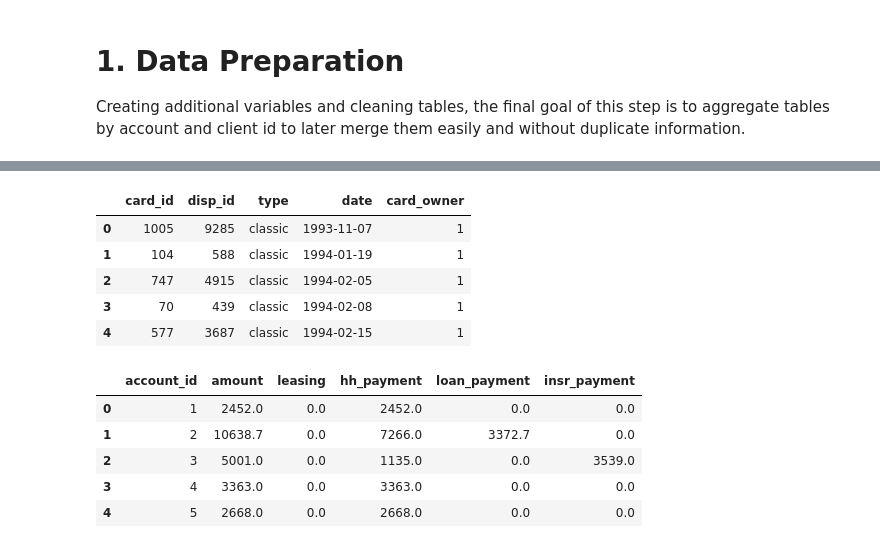
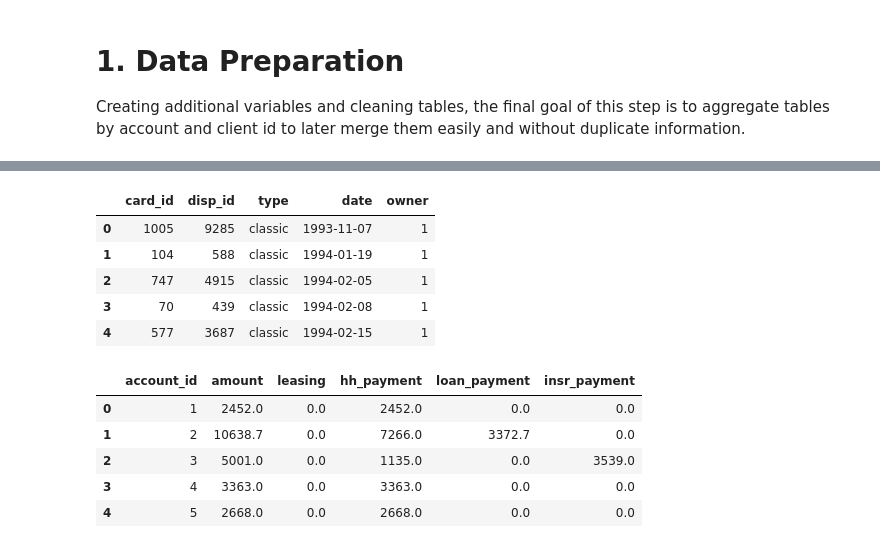
Before and after one commit to clairehutin/Financial-Programming---Banking-Data, a Jupyter notebook: IESEG_FP_Final-Project.ipynb, the cells around one changed output, grey strips where cells are left out. Cells and saved outputs as stored; diff of their text form; code cells hidden in the pictures.

```diff
--- a/IESEG_FP_Final-Project.ipynb
+++ b/IESEG_FP_Final-Project.ipynb
@@ -33,7 +36,7 @@ account.head()
 | 4 | 2632 | 24 | POPLATEK MESICNE | 930102 |
 # %%
 # Each record describes a credit card issued to an account
-card = pd.read_csv('C:/Users/hutin/Desktop/IESEG/MASTER BIG DATA/Financial Programming/Group Project_Customer Loan/data_berka/card.asc', sep=';')
+card = pd.read_csv('./data_berka/card.asc', sep=';')
 card.head()
 # %% [output]
 |  | card_id | disp_id | type | issued |
@@ -156,17 +195,18 @@ account["frequency"]=account["frequency"].replace("POPLATEK TYDNE", "Weekly Issu
 # %%
 #Cleaning card table
 card["date"] = ('19'+card["issued"].astype(str).str[:2])+'/' \
                         +(card["issued"].astype(str).str[2:4])+'/' \
                         +(card['issued'].astype(str).str[4:6])
 card["date"] = pd.to_datetime(card["date"], format='%Y/%m/%d')
 
 card=card.drop("issued", axis=1)
 
-card["card_owner"]= 1
+#creating dummy variable, later missing values are filled with 0
+card["owner"] = 1
 
 card.head()
 # %% [output]
-|  | card_id | disp_id | type | date | card_owner |
+|  | card_id | disp_id | type | date | owner |
 | 0 | 1005 | 9285 | classic | 1993-11-07 | 1 |
 | 1 | 104 | 588 | classic | 1994-01-19 | 1 |
 | 2 | 747 | 4915 | classic | 1994-02-05 | 1 |
```
Also changed, not shown: parts of 57 cells of this notebook, 2 other files.
